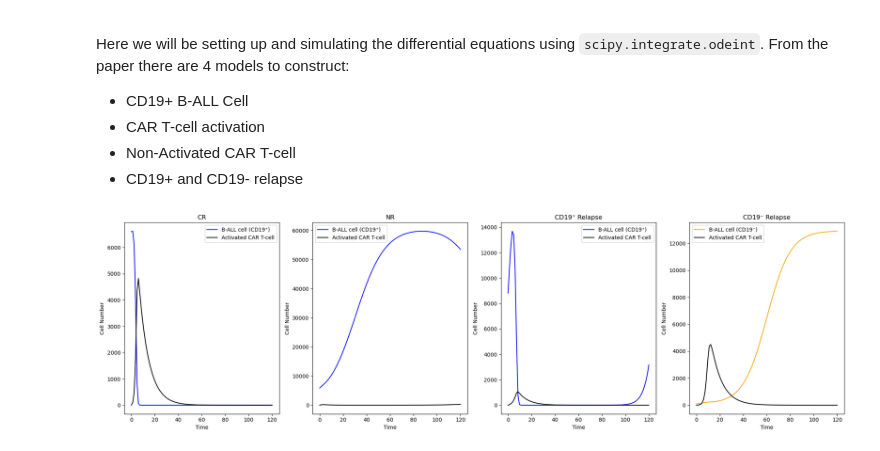
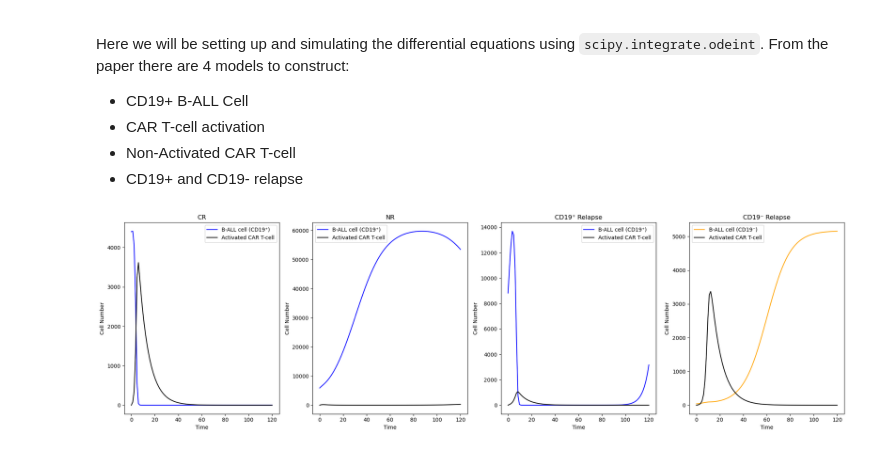
Before and after one commit to Rohan-Pandey1729/CAR-T-Cell, a Jupyter notebook: cart_modeling.ipynb, the cells around one changed output. Saved outputs shown, nothing was run; the diff lists cells and outputs as text; code cells hidden in the pictures.

```diff
--- a/cart_modeling.ipynb
+++ b/cart_modeling.ipynb
@@ -208,8 +208,8 @@ results_nr = simulate_car_t_cell_model(y0_nr, params_nr, t)
 results_cd19_pos_relapse = simulate_car_t_cell_model(y0_cd19_pos_relapse, params_cd19_pos_relapse, t)
 results_cd19_neg_relapse = simulate_car_t_cell_model(y0_cd19_neg_relapse, params_cd19_neg_relapse, t)
 
-results_cr[:, 0] *= 3  # Scale B-ALL cells (CR)
-results_cr[:, 1] *= 8  # Scale CAR T-cells (CR)
+results_cr[:, 0] *= 2  # Scale B-ALL cells (CR)
+results_cr[:, 1] *= 6  # Scale CAR T-cells (CR)
 
 results_nr[:, 0] *= 10  # Scale B-ALL cells (NR)
 results_nr[:, 1] *= 8   # Scale CAR T-cells (NR)
@@ -217,8 +217,8 @@ results_nr[:, 1] *= 8   # Scale CAR T-cells (NR)
 results_cd19_pos_relapse[:, 0] *= 5  # Scale B-ALL cells (CD19⁺ relapse)
 results_cd19_pos_relapse[:, 1] *= 8  # Scale CAR T-cells (CD19⁺ relapse)
 
-results_cd19_neg_relapse[:, 3] *= 5  # Scale CD19⁻ tumor cells
-results_cd19_neg_relapse[:, 1] *= 8  # Scale CAR T-cells (CD19⁻ relapse)
+results_cd19_neg_relapse[:, 3] *= 2  # Scale CD19⁻ tumor cells
+results_cd19_neg_relapse[:, 1] *= 6  # Scale CAR T-cells (CD19⁻ relapse)
 
 
 fig, axs = plt.subplots(1, 4, figsize=(20, 6))
@@ -231,31 +231,31 @@ axs[0].set_xlabel('Time')
 axs[0].set_ylabel('Cell Number')
 axs[0].legend()
 
 # Plot for NR (Non-Response)
 axs[1].plot(t, results_nr[:, 0], label='B-ALL cell (CD19⁺)', color='blue')
 axs[1].plot(t, results_nr[:, 1], label='Activated CAR T-cell', color='black')
 axs[1].set_title('NR')
 axs[1].set_xlabel('Time')
 axs[1].set_ylabel('Cell Number')
 axs[1].legend()
 
 # Plot for CD19⁺ Relapse
 axs[2].plot(t, results_cd19_pos_relapse[:, 0], label='B-ALL cell (CD19⁺)', color='blue')
 axs[2].plot(t, results_cd19_pos_relapse[:, 1], label='Activated CAR T-cell', color='black')
 axs[2].set_title('CD19⁺ Relapse')
 axs[2].set_xlabel('Time')
 axs[2].set_ylabel('Cell Number')
 axs[2].legend()
 
 # Plot for CD19⁻ Relapse
 axs[3].plot(t, results_cd19_neg_relapse[:, 3], label='B-ALL cell (CD19⁻)', color='orange')
 axs[3].plot(t, results_cd19_neg_relapse[:, 1], label='Activated CAR T-cell', color='black')
 axs[3].set_title('CD19⁻ Relapse')
 axs[3].set_xlabel('Time')
 axs[3].set_ylabel('Cell Number')
 axs[3].legend()
 
 plt.tight_layout()
 plt.show()
 # %% [output]
-[figure, old version]
+[figure, new version]
```
Also changed, not shown: 7 other files.
